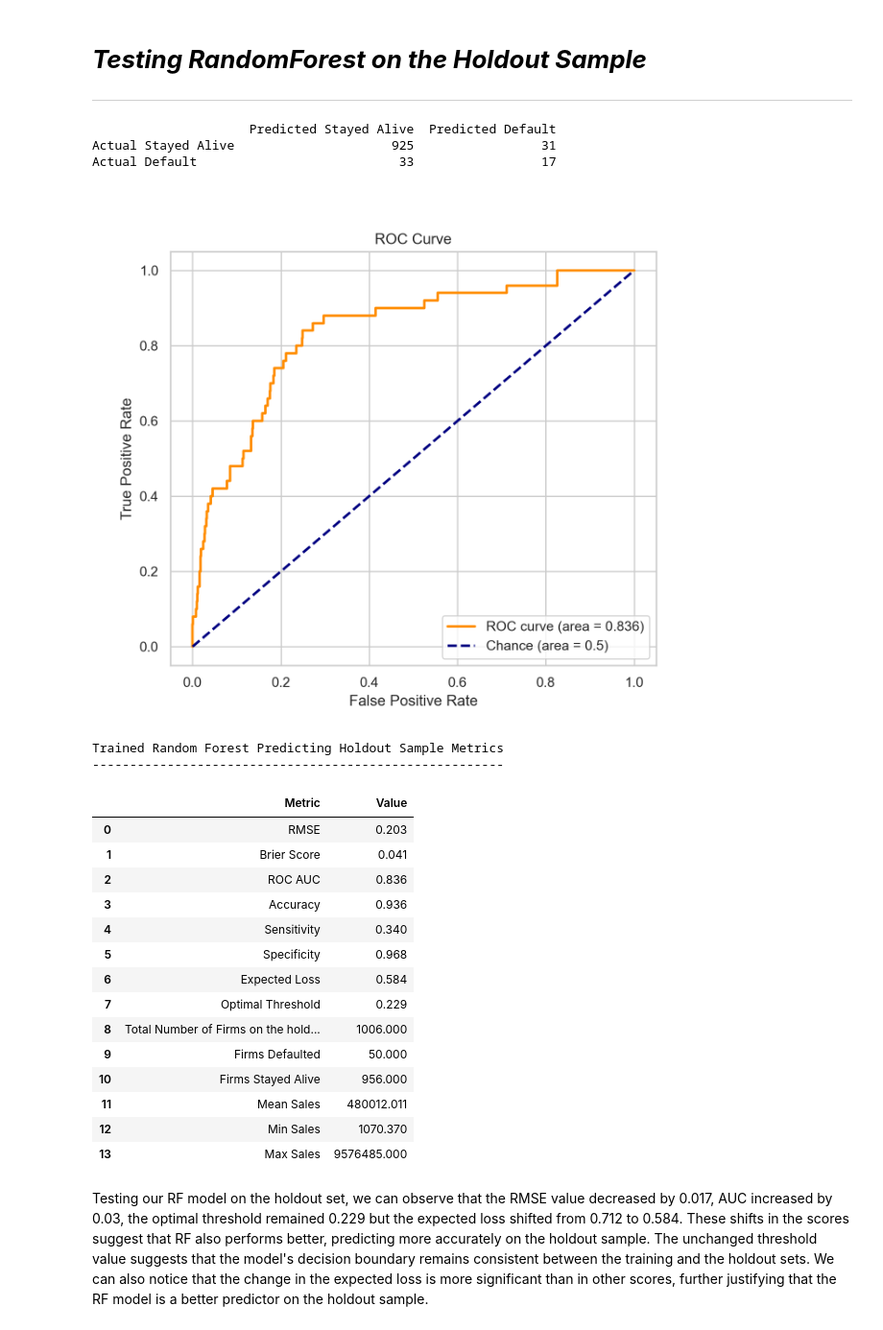
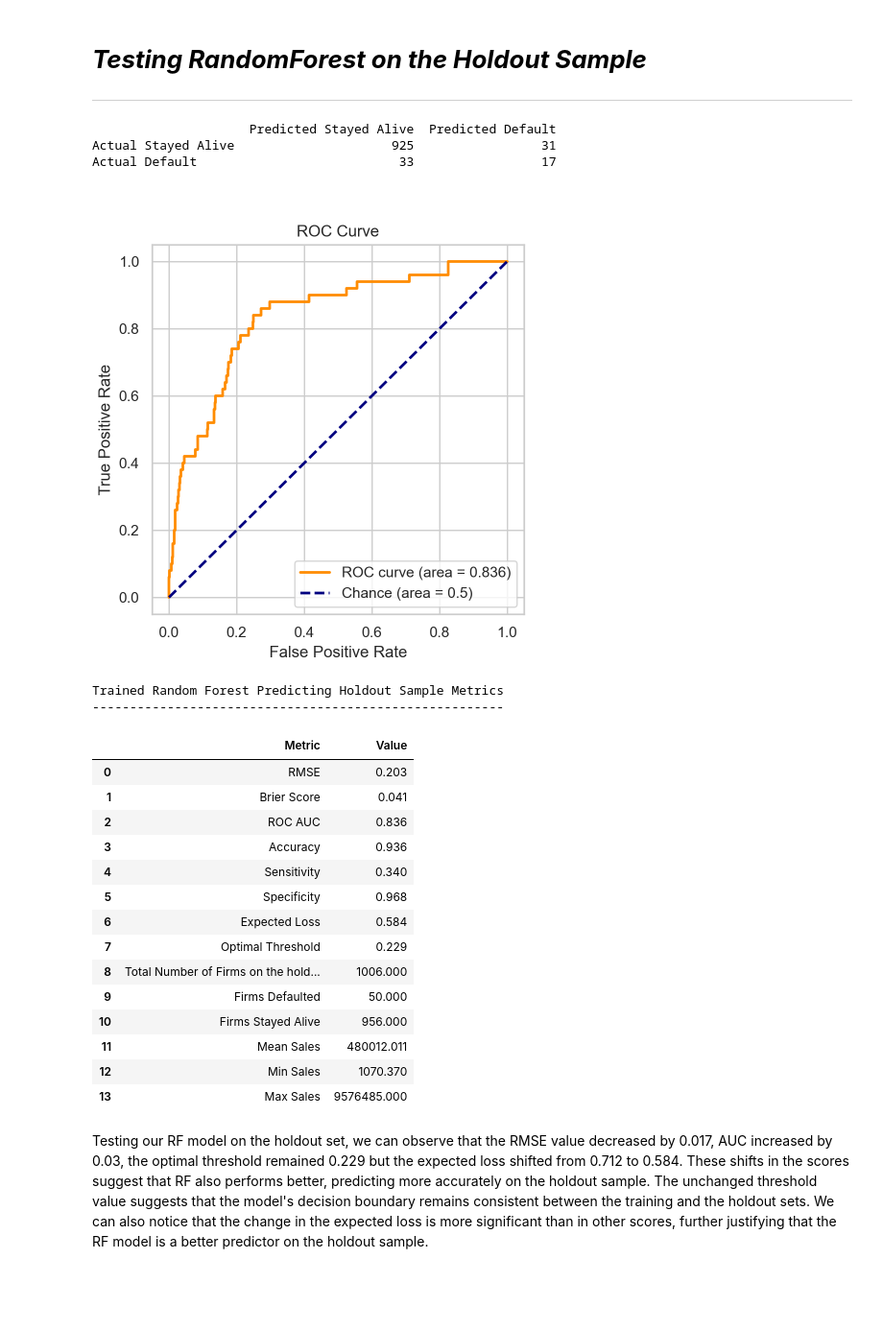
Before and after one commit to Iandrewburg/Assignment_1, a Jupyter notebook: Assignment_3/Assignment_3_Code.ipynb, the cells around one changed output. Shown at 96% size. Cells and saved outputs as stored; diff of their text form; code cells hidden in the pictures; blank space fills up the shorter version.

Commit message:
made all of the ROC curves the same size

```diff
--- a/Assignment_3/Assignment_3_Code.ipynb
+++ b/Assignment_3/Assignment_3_Code.ipynb
@@ -3223,35 +3223,35 @@ metrics_df['Value'] = metrics_df['Value'].round(3)
 
 # Calculating the FPR, TPR, and thresholds for the ROC curve
 fpr, tpr, thresholds = roc_curve(y_holdout, rf_predicted_probabilities_holdout)
 
 # Plotting the ROC curve
-plt.figure(figsize=(7, 6))
+plt.figure(figsize=(5, 5))
 plt.plot(fpr, tpr, color='darkorange', lw=2, label=f'ROC curve (area = {auc_rf:.3f})')
 plt.plot([0, 1], [0, 1], color='navy', lw=2, linestyle='--', label='Chance (area = 0.5)')
 plt.xlabel('False Positive Rate')
 plt.ylabel('True Positive Rate')
 plt.title('ROC Curve')
 plt.legend(loc="lower right")
 plt.grid(True)
 
 # Creating Figures folder (if Figured folder does not exist)
 if not os.path.exists('Figures'):
     os.makedirs('Figures')
 
 # Saving figure as a PNG file
 plt.savefig("Figures/19_RF_ROC.png", format='png')
 
 plt.show()
 
 # Displaying the metrics DataFrame
 print("Trained Random Forest Predicting Holdout Sample Metrics")
 print("-"*55)
 metrics_df
 # %% [output]
                      Predicted Stayed Alive  Predicted Default
 Actual Stayed Alive                     925                 31
 Actual Default                           33                 17
-[figure, old version]
+[figure, new version]
 Trained Random Forest Predicting Holdout Sample Metrics
 -------------------------------------------------------
 |  | Metric | Value |
```
Also changed, not shown: parts of 2 cells of this notebook, 2 other files.
